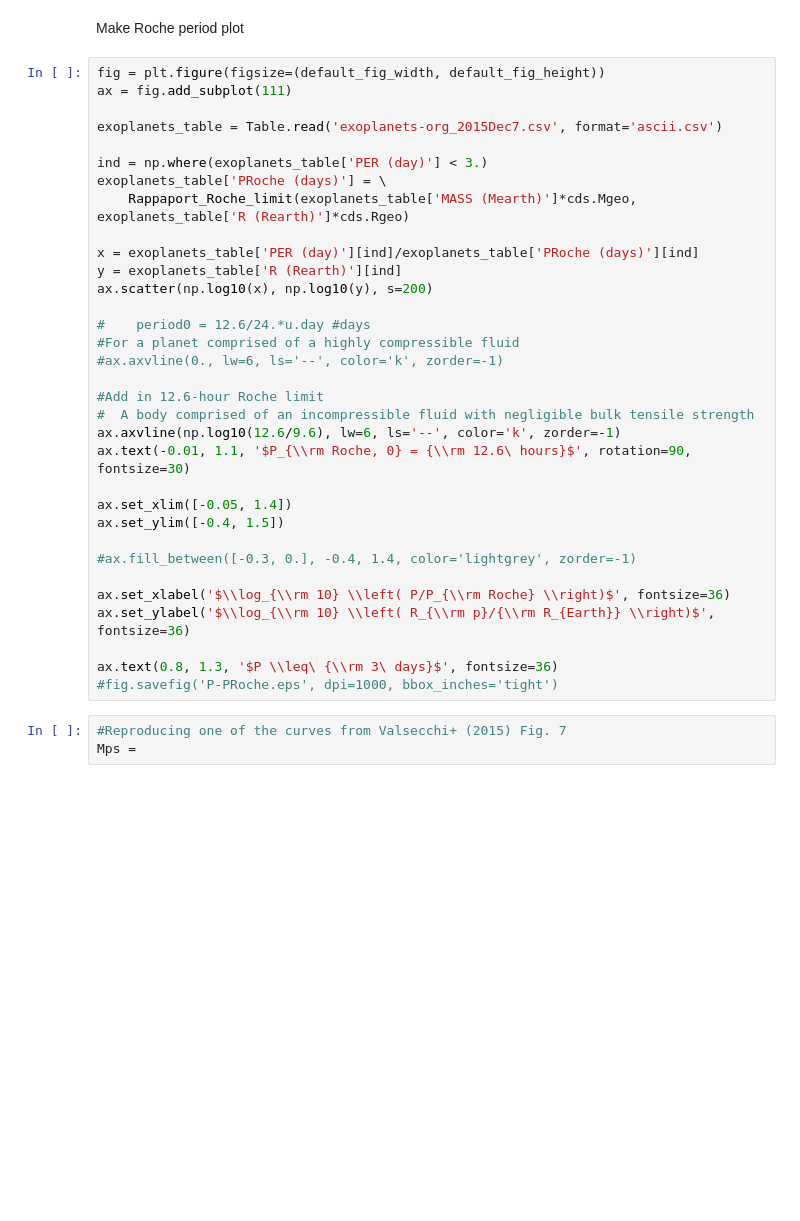
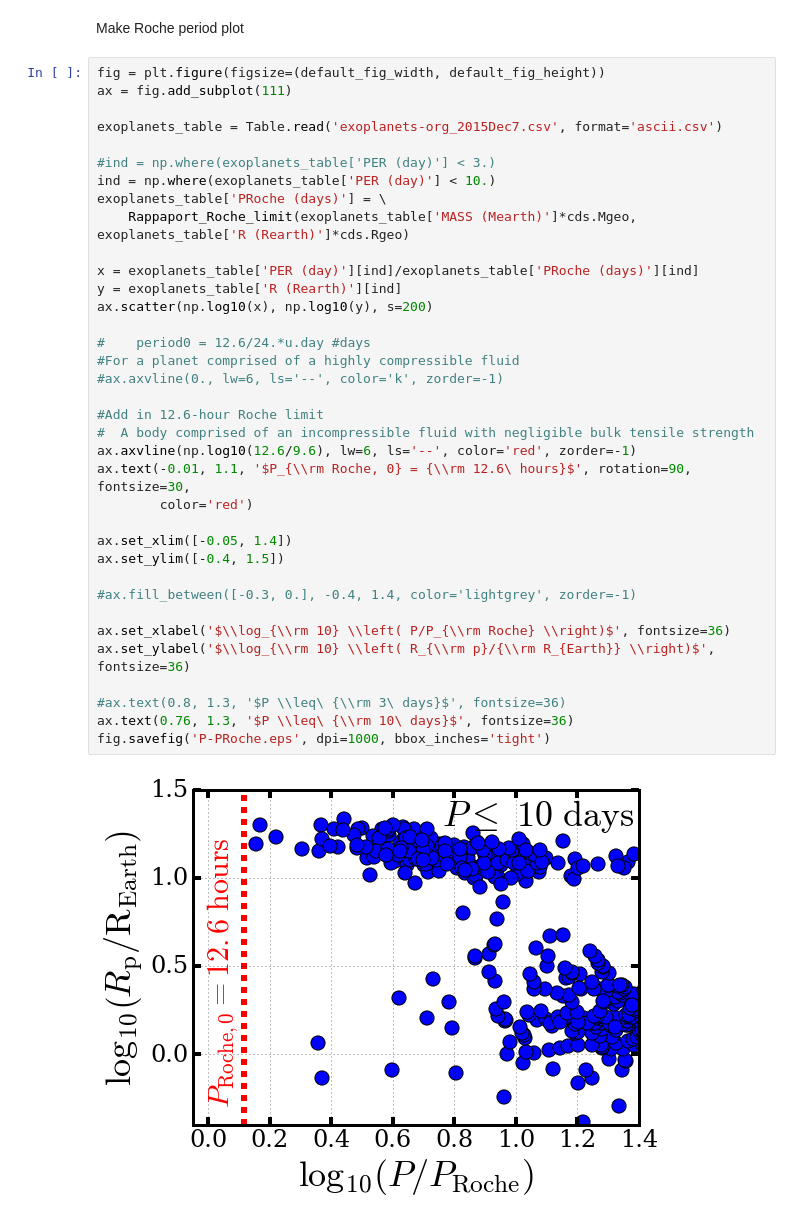
Before and after one commit to decaelus/CeMDA_tidal_evol, a Jupyter notebook: CeDMA_Calculations.ipynb, the cells around one changed output. Saved outputs shown, nothing was run; the diff lists cells and outputs as text; blank space fills up the shorter version.

```diff
--- a/CeDMA_Calculations.ipynb
+++ b/CeDMA_Calculations.ipynb
@@ -506,36 +522,38 @@ Make Roche period plot
 # %%
 fig = plt.figure(figsize=(default_fig_width, default_fig_height))
 ax = fig.add_subplot(111)
 
 exoplanets_table = Table.read('exoplanets-org_2015Dec7.csv', format='ascii.csv')
 
-ind = np.where(exoplanets_table['PER (day)'] < 3.)
+#ind = np.where(exoplanets_table['PER (day)'] < 3.)
+ind = np.where(exoplanets_table['PER (day)'] < 10.)
 exoplanets_table['PRoche (days)'] = \
     Rappaport_Roche_limit(exoplanets_table['MASS (Mearth)']*cds.Mgeo, exoplanets_table['R (Rearth)']*cds.Rgeo)
 
 x = exoplanets_table['PER (day)'][ind]/exoplanets_table['PRoche (days)'][ind]
 y = exoplanets_table['R (Rearth)'][ind]
 ax.scatter(np.log10(x), np.log10(y), s=200)
 
 #    period0 = 12.6/24.*u.day #days
 #For a planet comprised of a highly compressible fluid
 #ax.axvline(0., lw=6, ls='--', color='k', zorder=-1)
 
 #Add in 12.6-hour Roche limit
 #  A body comprised of an incompressible fluid with negligible bulk tensile strength
-ax.axvline(np.log10(12.6/9.6), lw=6, ls='--', color='k', zorder=-1)
-ax.text(-0.01, 1.1, '$P_{\\rm Roche, 0} = {\\rm 12.6\ hours}$', rotation=90, fontsize=30)
+ax.axvline(np.log10(12.6/9.6), lw=6, ls='--', color='red', zorder=-1)
+ax.text(-0.01, 1.1, '$P_{\\rm Roche, 0} = {\\rm 12.6\ hours}$', rotation=90, fontsize=30,
+        color='red')
 
 ax.set_xlim([-0.05, 1.4])
 ax.set_ylim([-0.4, 1.5])
 
 #ax.fill_between([-0.3, 0.], -0.4, 1.4, color='lightgrey', zorder=-1)
 
 ax.set_xlabel('$\\log_{\\rm 10} \\left( P/P_{\\rm Roche} \\right)$', fontsize=36)
 ax.set_ylabel('$\\log_{\\rm 10} \\left( R_{\\rm p}/{\\rm R_{Earth}} \\right)$', fontsize=36)
 
-ax.text(0.8, 1.3, '$P \\leq\ {\\rm 3\ days}$', fontsize=36)
-#fig.savefig('P-PRoche.eps', dpi=1000, bbox_inches='tight')
+#ax.text(0.8, 1.3, '$P \\leq\ {\\rm 3\ days}$', fontsize=36)
+ax.text(0.76, 1.3, '$P \\leq\ {\\rm 10\ days}$', fontsize=36)
+fig.savefig('P-PRoche.eps', dpi=1000, bbox_inches='tight')
+# %% [output]
+[figure, added]
-# %%
-#Reproducing one of the curves from Valsecchi+ (2015) Fig. 7
-Mps =
```
Also changed, not shown: parts of 8 cells of this notebook, 1 other file.
